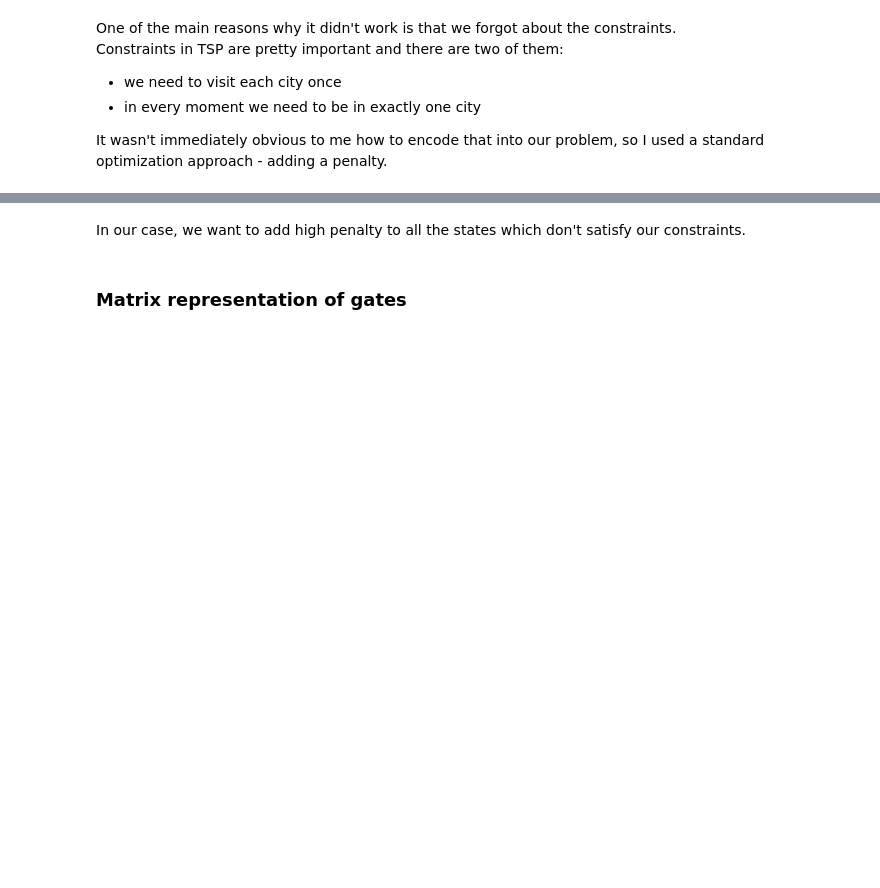
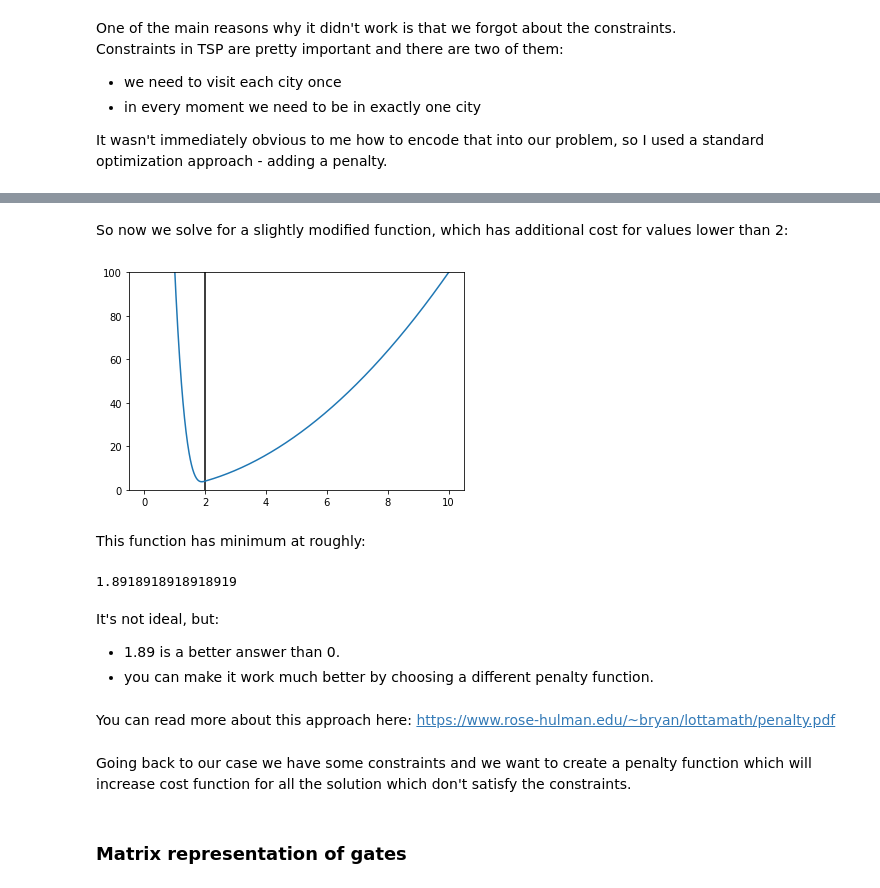
Before and after one commit to mstechly/quantum_tsp_tutorials, a Jupyter notebook: tutorials/03_Naive_approach.ipynb, the cells around one changed output, grey strips where cells are left out. Cells and saved outputs as stored; diff of their text form; code cells hidden in the pictures; blank space fills up the shorter version.

```diff
--- a/tutorials/03_Naive_approach.ipynb
+++ b/tutorials/03_Naive_approach.ipynb
@@ -265,5 +268,26 @@ Let's consider this example from machine learning.
+# %% [markdown]
+So now we solve for a slightly modified function, which has additional cost for values lower than 2:
+# %%
+plt.plot(x,y + penalty)
+plt.vlines(2, 0, 100)
+plt.ylim([0,100])
+plt.show()
+# %% [output]
+[figure, added]
+# %% [markdown]
+This function has minimum at roughly:
+# %%
+x[np.argmin(y+penalty)]
+# %% [output]
+1.8918918918918919
+# %% [markdown]
+It's not ideal, but:
+- 1.89 is a better answer than 0.
+- you can make it work much better by choosing a different penalty function.
+# %% [markdown]
+You can read more about this approach here: https://www.rose-hulman.edu/~bryan/lottamath/penalty.pdf
 # %% [markdown]
-In our case, we want to add high penalty to all the states which don't satisfy our constraints.
+Going back to our case we have some constraints and we want to create a penalty function which will increase cost function for all the solution which don't satisfy the constraints.
 # %% [markdown]
 ### Matrix representation of gates
 # %% [markdown]
```
Also changed, not shown: parts of 48 cells of this notebook, 1 other file.
